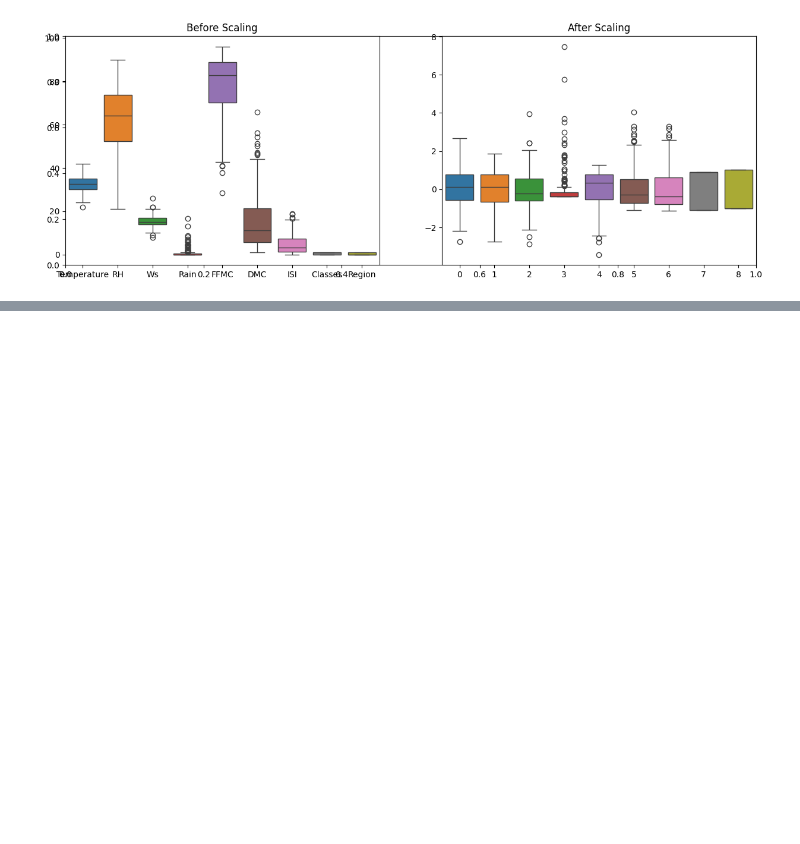
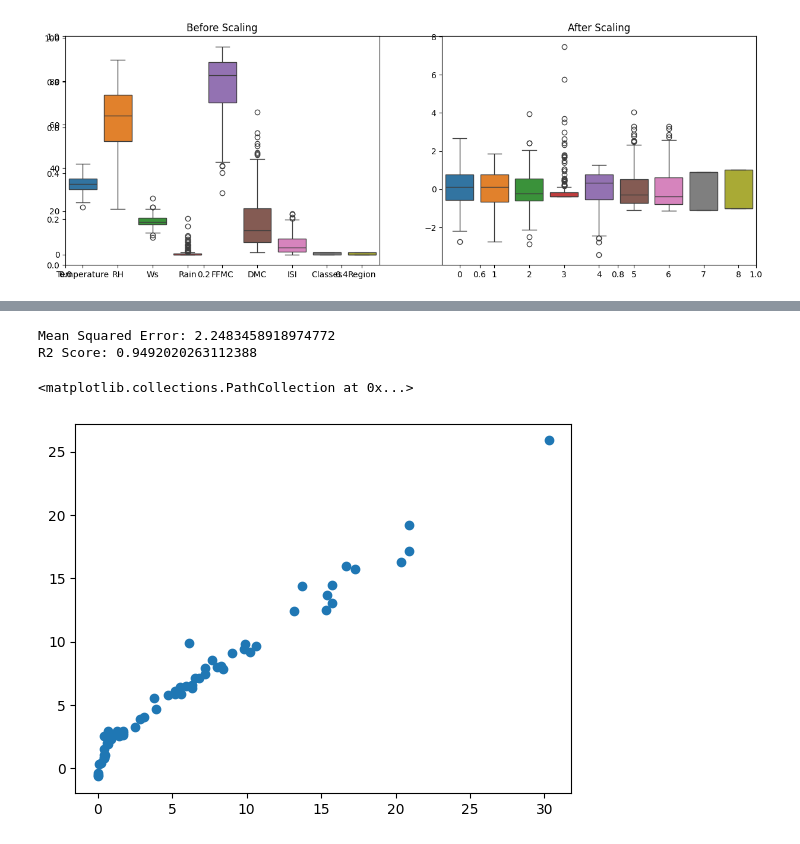
Before and after one commit to Fahmiduzzaman2003/forestfire, a Jupyter notebook: notebook/algf2.ipynb, the cells around one changed output, grey strips where cells are left out. Saved outputs shown, nothing was run; the diff lists cells and outputs as text; code cells hidden in the pictures; blank space fills up the shorter version.

```diff
--- a/notebook/algf2.ipynb
+++ b/notebook/algf2.ipynb
@@ -126,0 +143,14 @@ lr.fit(X_train_scaled,y_train)
+# %%
+from sklearn.linear_model import Lasso
+
+lasso=Lasso()
+lasso.fit(X_train_scaled,y_train)
+y_pred=lasso.predict(X_test_scaled)
+print("Mean Squared Error:", mean_squared_error(y_test, y_pred))
+print("R2 Score:", r2_score(y_test, y_pred))
+plt.scatter(y_test,y_pred)
+# %% [output]
+Mean Squared Error: 2.2483458918974772
+R2 Score: 0.9492020263112388
+<matplotlib.collections.PathCollection at 0x...>
+[figure, added]
```
Also changed, not shown: parts of 13 cells of this notebook.
